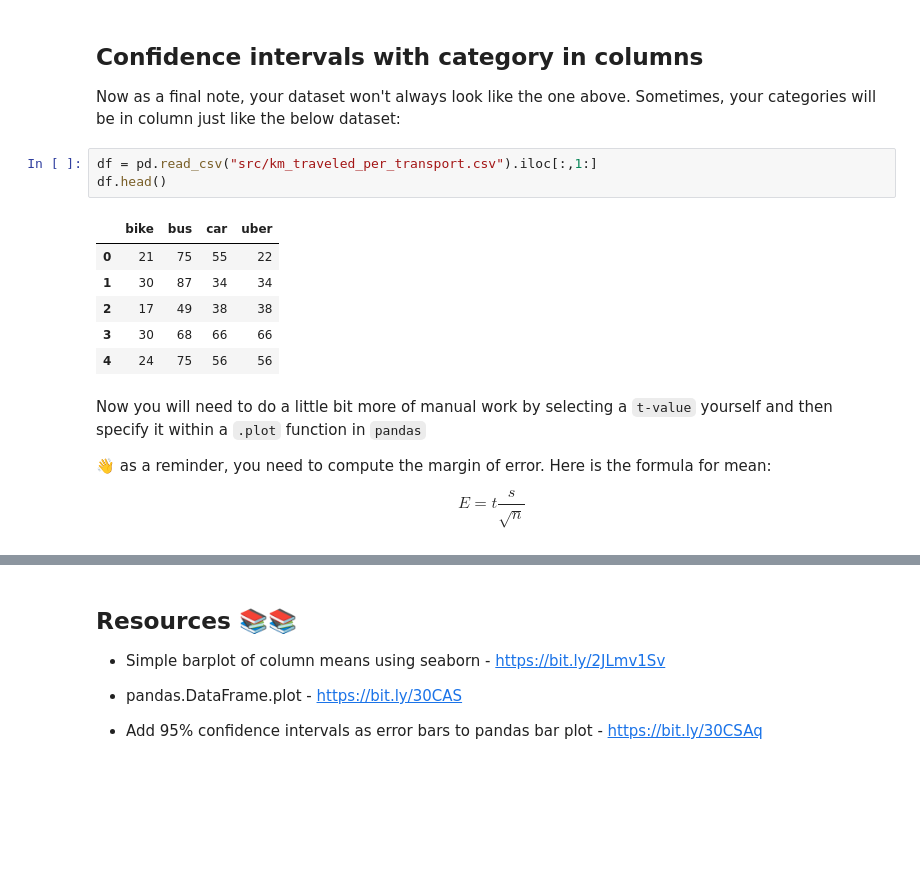
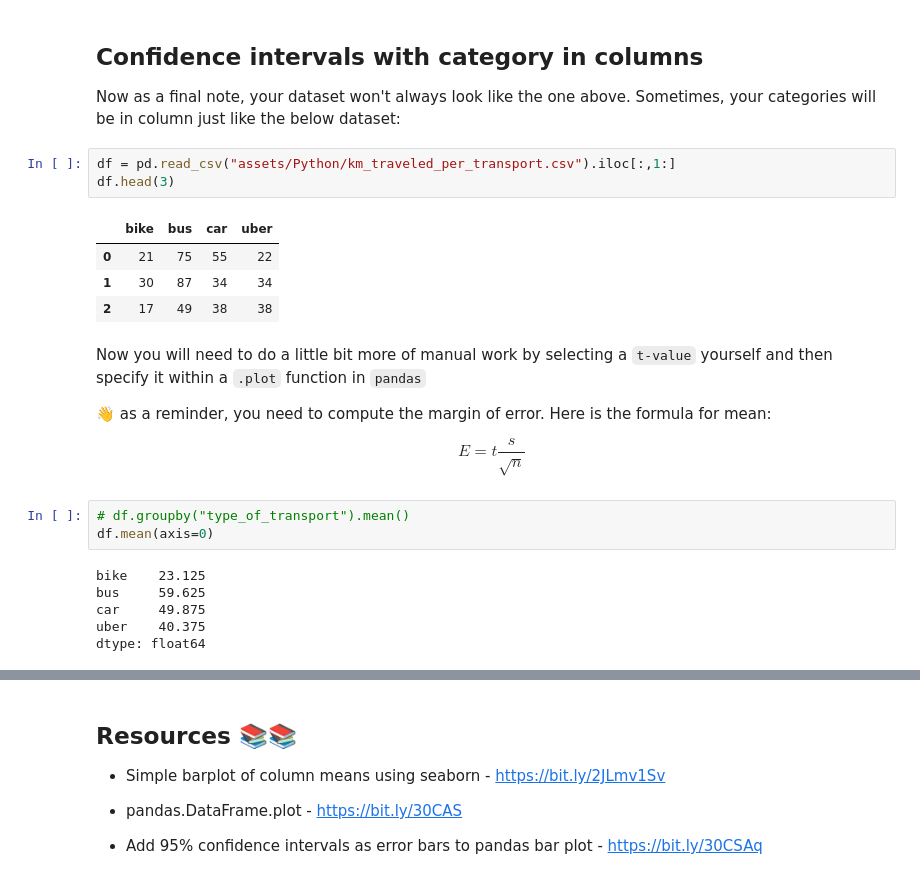
Before and after one commit to 40tude/Data_Essentials_Stage_Oct_2023, a Jupyter notebook: 04-Visualize_confidence_intervals_with_Seaborn.ipynb, the cells around one changed output, grey strips where cells are left out. Cells and saved outputs as stored; diff of their text form; blank space fills up the shorter version.

```diff
--- a/04-Visualize_confidence_intervals_with_Seaborn.ipynb
+++ b/04-Visualize_confidence_intervals_with_Seaborn.ipynb
@@ -68,21 +70,28 @@ Now we set up a confidence level $\alpha = 0.15$ and now we have way lower confi
 
 Now as a final note, your dataset won't always look like the one above. Sometimes, your categories will be in column just like the below dataset:
 # %%
-df = pd.read_csv("src/km_traveled_per_transport.csv").iloc[:,1:]
-df.head()
+df = pd.read_csv("assets/Python/km_traveled_per_transport.csv").iloc[:,1:]
+df.head(3)
 # %% [output]
 |  | bike | bus | car | uber |
 | 0 | 21 | 75 | 55 | 22 |
 | 1 | 30 | 87 | 34 | 34 |
 | 2 | 17 | 49 | 38 | 38 |
-| 3 | 30 | 68 | 66 | 66 |
-| 4 | 24 | 75 | 56 | 56 |
 # %% [markdown]
 Now you will need to do a little bit more of manual work by selecting a `t-value` yourself and then specify it within a `.plot` function in `pandas`
 
 👋  as a reminder, you need to compute the margin of error. Here is the formula for mean:
 
 $$E = t \frac{s}{\sqrt{n}}$$
+# %%
+# df.groupby("type_of_transport").mean()
+df.mean(axis=0)
+# %% [output]
+bike    23.125
+bus     59.625
+car     49.875
+uber    40.375
+dtype: float64
 # %%
 # with confidence level at 0.9
 t_value=1.96
```
Also changed, not shown: parts of 4 cells of this notebook, 1 other file.
